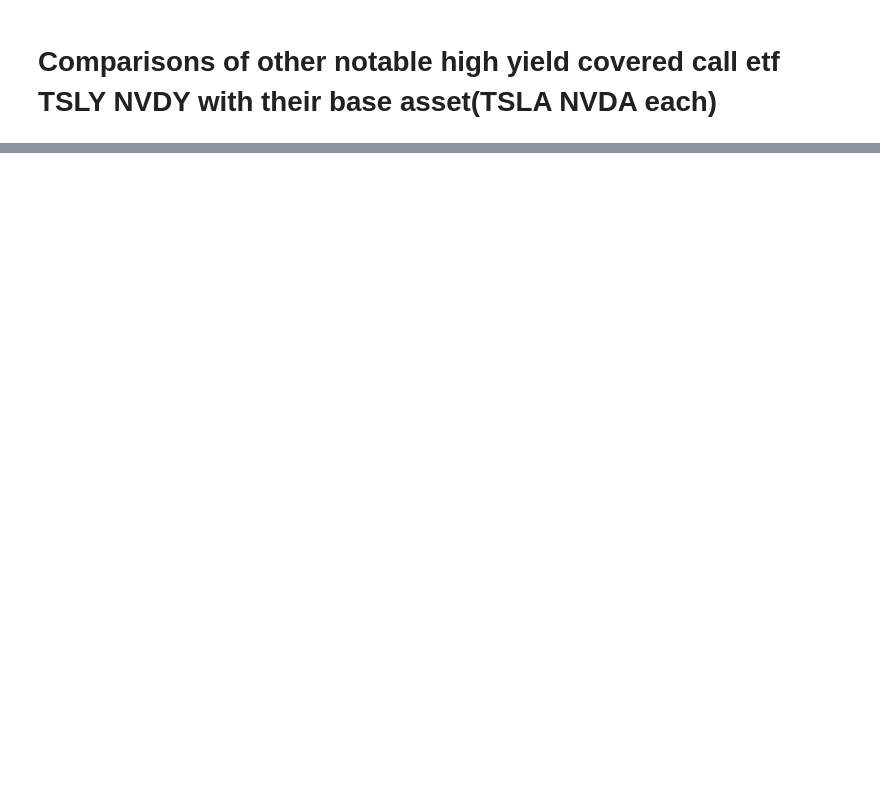
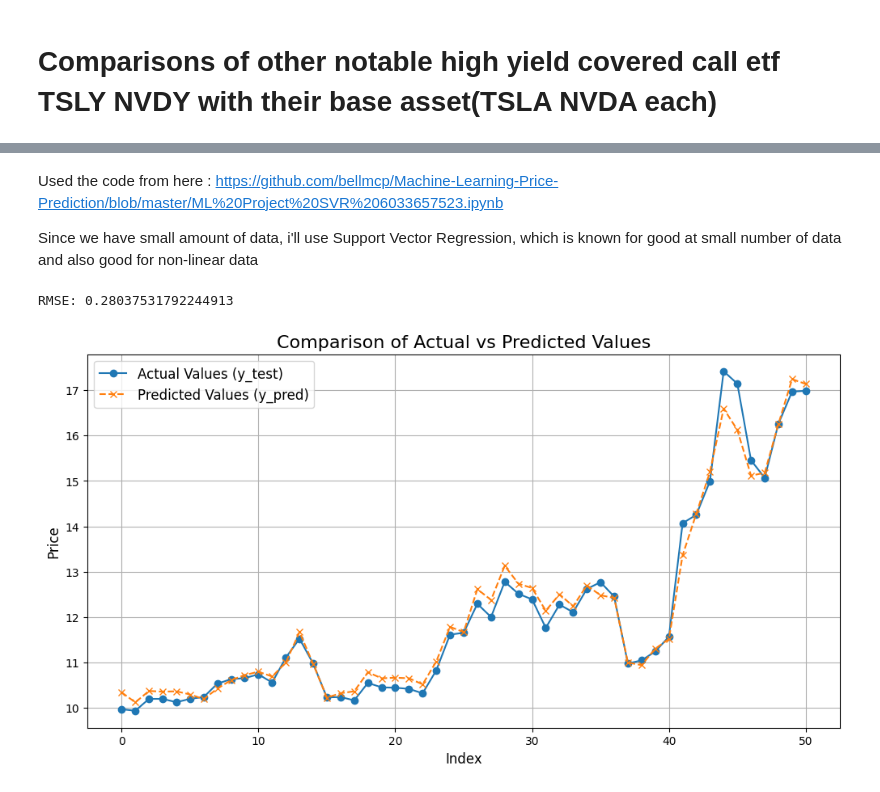
Before and after one commit to caxios/MLDS, a Jupyter notebook: About_CONY.ipynb, the cells around one changed output, grey strips where cells are left out. Saved outputs shown, nothing was run; the diff lists cells and outputs as text; code cells hidden in the pictures; blank space fills up the shorter version.

```diff
--- a/About_CONY.ipynb
+++ b/About_CONY.ipynb
@@ -220,0 +257,4 @@ df_nv_corr_mat
+# %%
+# 'df' is price data for cony, coinbase, bitcoin
+cony_coin_df = df[['Date','cony_price','cony_volume','coin_price','coin_volume','bit_price','bit_volume']]
+cony_coin_df
@@ -220,0 +275,38 @@ df_nv_corr_mat
+# %% [markdown]
+Used the code from here : https://github.com/bellmcp/Machine-Learning-Price-Prediction/blob/master/ML%20Project%20SVR%206033657523.ipynb
+
+Since we have small amount of data, i'll use Support Vector Regression, which is known for good at small number of data and also good for non-linear data
+# %%
+X = cony_coin_df[['cony_volume','coin_price','coin_volume','bit_price','bit_volume']]
+y = cony_coin_df['cony_price']
+X_train, X_test, y_train, y_test = train_test_split(X, y, test_size=0.2, random_state=42, shuffle=False)
+
+# Data Preprocessing. Do scaling to make data's scale is approporiate for SVR
+scaler = StandardScaler()
+X_train_scaled = scaler.fit_transform(X_train)
+X_test_scaled = scaler.transform(X_test)
+
+# Model training
+svr_model = SVR(kernel='linear', C=100.0, epsilon=0.1) # kernel is linear since it shows better result than poly, rbf.
+svr_model.fit(X_train_scaled, y_train)
+
+# Evaluate Model
+y_pred = svr_model.predict(X_test_scaled)
+rmse = np.sqrt(mean_squared_error(y_test, y_pred))
+print(f"RMSE: {rmse}")
+# %% [output]
+RMSE: 0.28037531792244913
+# %%
+# Let's see how our model predicted
+plt.figure(figsize=(12, 6))
+plt.plot(y_test.values, label="Actual Values (y_test)", linestyle='-', marker='o')
+plt.plot(y_pred, label="Predicted Values (y_pred)", linestyle='--', marker='x')
+
+plt.title("Comparison of Actual vs Predicted Values", fontsize=16)
+plt.xlabel("Index", fontsize=12)
+plt.ylabel("Price", fontsize=12)
+plt.legend(fontsize=12)
+plt.grid(True)
+plt.show()
+# %% [output]
+[figure, added]
```
Also changed, not shown: parts of 22 cells of this notebook.
